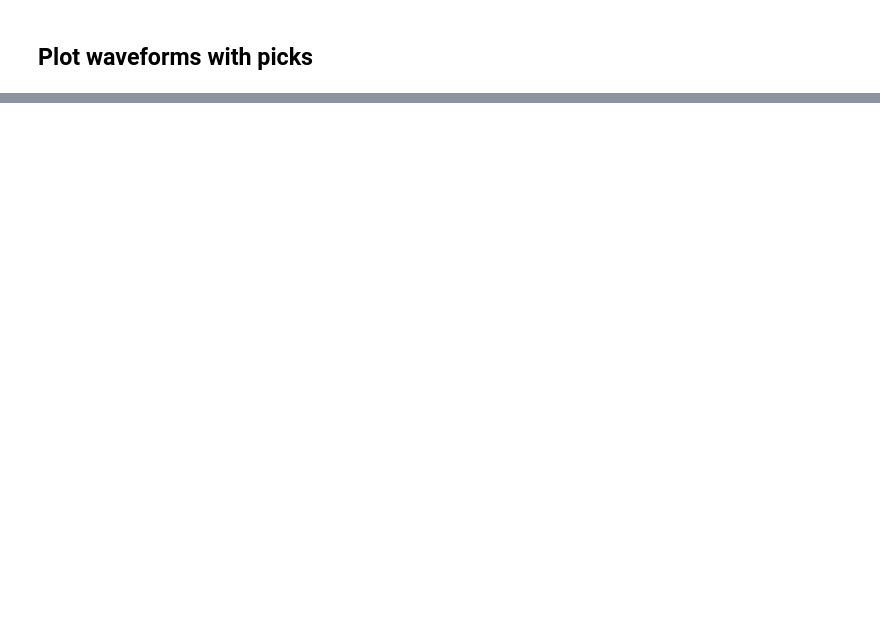
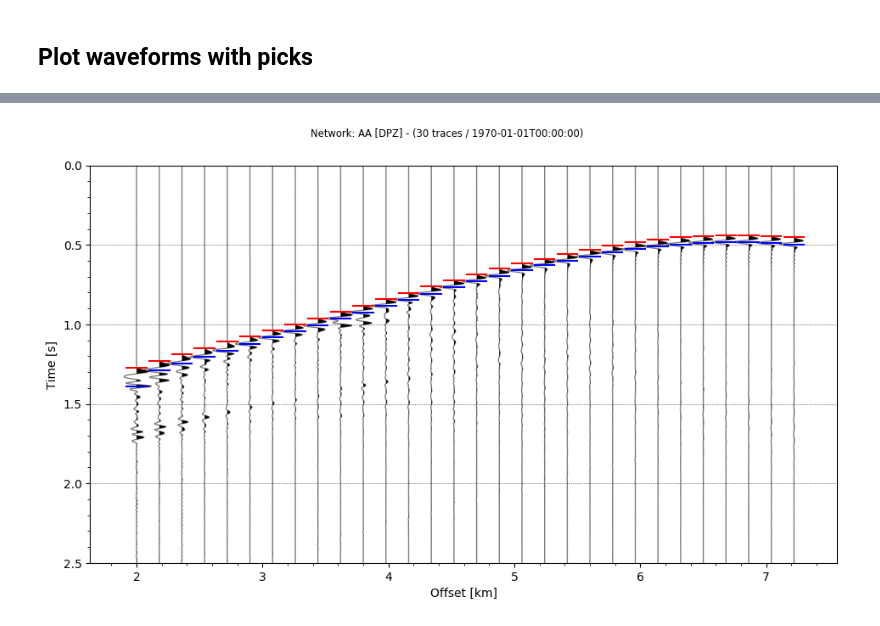
Before and after one commit to HongjianFang/ScatterTomo, a Jupyter notebook: jupyter/pick_synthetics.ipynb, the cells around one changed output, grey strips where cells are left out. Saved outputs shown, nothing was run; the diff lists cells and outputs as text; code cells hidden in the pictures; blank space fills up the shorter version.

```diff
--- a/jupyter/pick_synthetics.ipynb
+++ b/jupyter/pick_synthetics.ipynb
@@ -22,8 +22,11 @@ def pick(wf_file, md_file, recordlength=1.5, plot=False):
         tr.stats.station  = df_sta.loc[idx, 'sta']
         tr.stats.channel  = 'DPZ'
         tr.stats.distance = df_sta.loc[idx, 'x']
-        tr.stats.t0_first = np.nonzero(tr.data > np.median(np.abs(tr)) * 5)[0][0] * tr.stats.delta
+        firstarr = np.nonzero(tr.data > np.median(np.abs(tr)) * 5)[0][0]
+        tr.stats.t0_first = firstarr * tr.stats.delta
         tr.stats.t0_max   = np.argmax(np.abs(tr)) * tr.stats.delta
+        window = int(0.3/tr.stats.delta)
+        tr.stats.t0_max   = (firstarr+np.argmax(np.abs(tr.data[firstarr:firstarr+window])))*tr.stats.delta
         df = df.append(
             pd.DataFrame(
                 [[tr.stats.station, tr.stats.t0_first, tr.stats.t0_max]],
@@ -69,2 +116,4 @@ pick('../data/00012.su', '../data/STATIONS')
 # %%
-df = pick('../data/00023.su', '../data/STATIONS', plot=True)
+df = pick('../data/wfs/00028.su', '../data/STATIONS',recordlength=2.5, plot=True)
+# %% [output]
+[figure, added]
```
Also changed, not shown: parts of 5 cells of this notebook, 31 other files.
